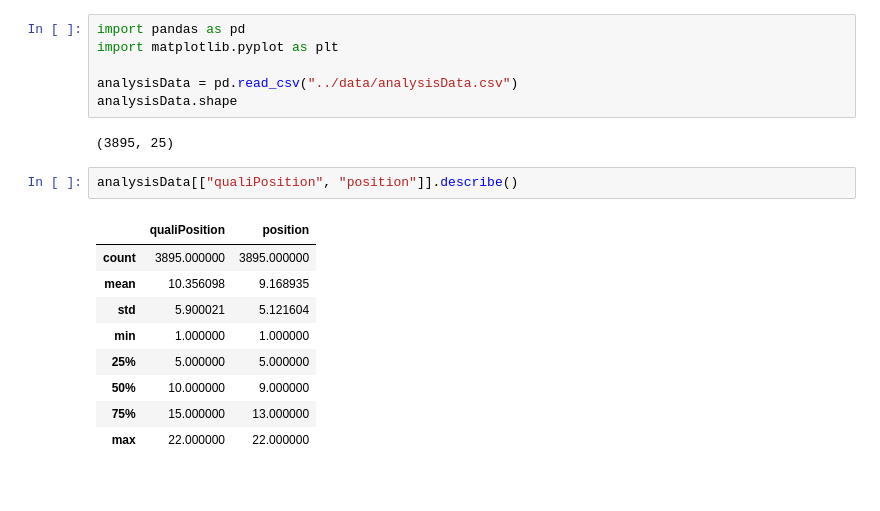
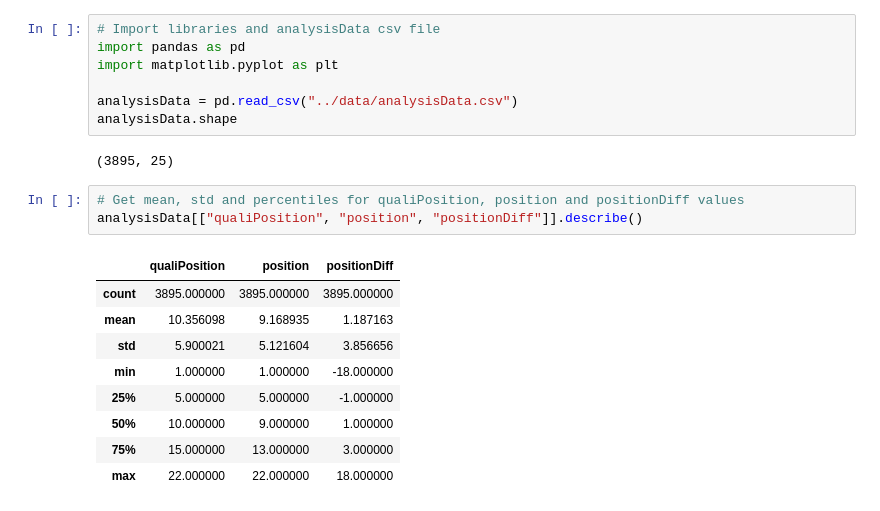
Before and after one commit to HannaHGM/M6006_ds2026_24000132614, a Jupyter notebook: project/code/03_exploratory_analysis.ipynb, the cells around one changed output. Saved outputs shown, nothing was run; the diff lists cells and outputs as text.

```diff
--- a/project/code/03_exploratory_analysis.ipynb
+++ b/project/code/03_exploratory_analysis.ipynb
@@ -1,4 +1,5 @@
 # %%
+# Import libraries and analysisData csv file
 import pandas as pd
 import matplotlib.pyplot as plt
 
@@ -7,14 +8,15 @@ analysisData.shape
 # %% [output]
 (3895, 25)
 # %%
-analysisData[["qualiPosition", "position"]].describe()
+# Get mean, std and percentiles for qualiPosition, position and positionDiff values
+analysisData[["qualiPosition", "position", "positionDiff"]].describe()
 # %% [output]
-|  | qualiPosition | position |
-| count | 3895.000000 | 3895.000000 |
-| mean | 10.356098 | 9.168935 |
-| std | 5.900021 | 5.121604 |
-| min | 1.000000 | 1.000000 |
-| 25% | 5.000000 | 5.000000 |
-| 50% | 10.000000 | 9.000000 |
-| 75% | 15.000000 | 13.000000 |
-| max | 22.000000 | 22.000000 |
+|  | qualiPosition | position | positionDiff |
+| count | 3895.000000 | 3895.000000 | 3895.000000 |
+| mean | 10.356098 | 9.168935 | 1.187163 |
+| std | 5.900021 | 5.121604 | 3.856656 |
+| min | 1.000000 | 1.000000 | -18.000000 |
+| 25% | 5.000000 | 5.000000 | -1.000000 |
+| 50% | 10.000000 | 9.000000 | 1.000000 |
+| 75% | 15.000000 | 13.000000 | 3.000000 |
+| max | 22.000000 | 22.000000 | 18.000000 |
```
Also changed, not shown: parts of 14 cells of this notebook, 3 other files.
